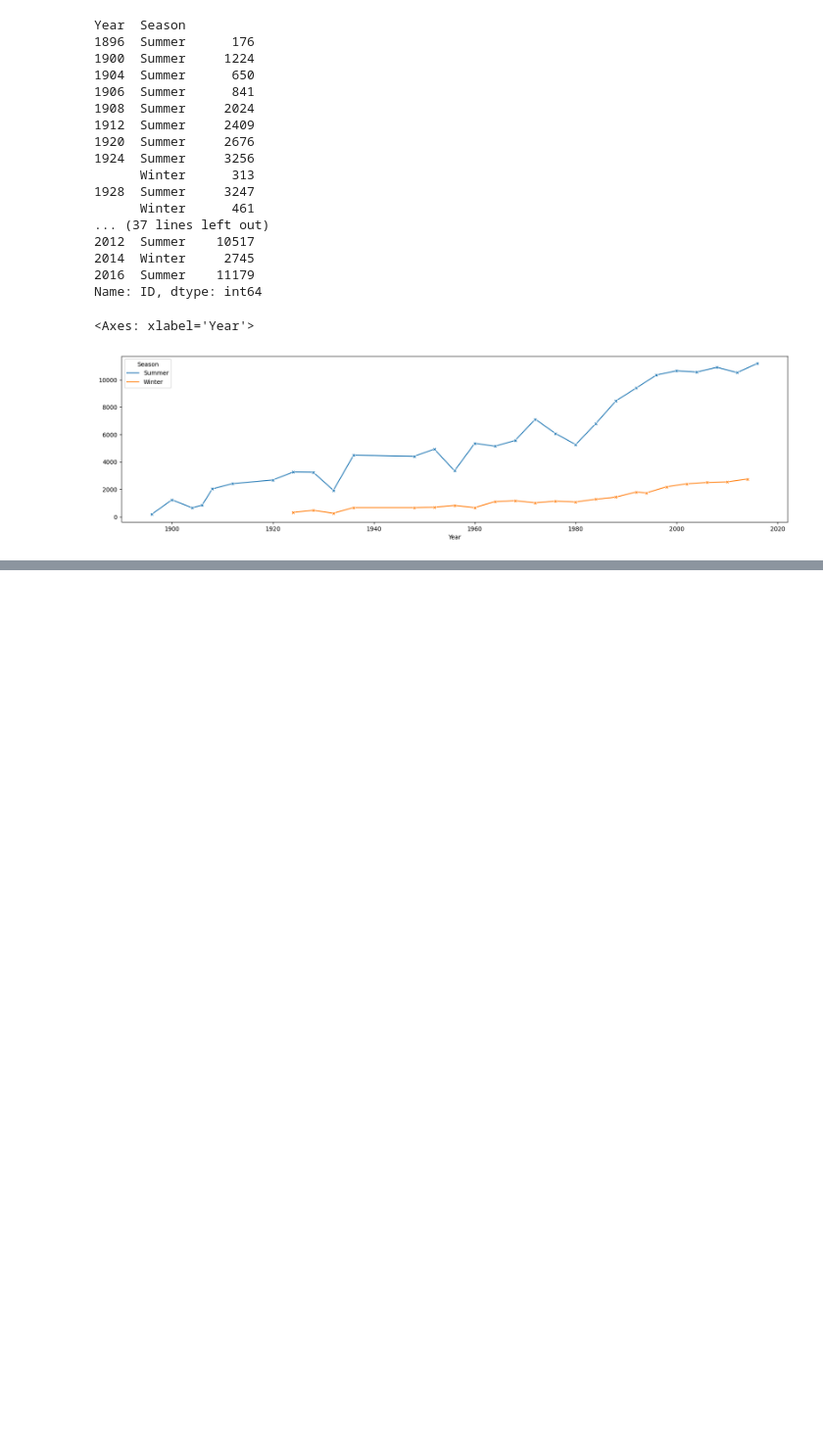
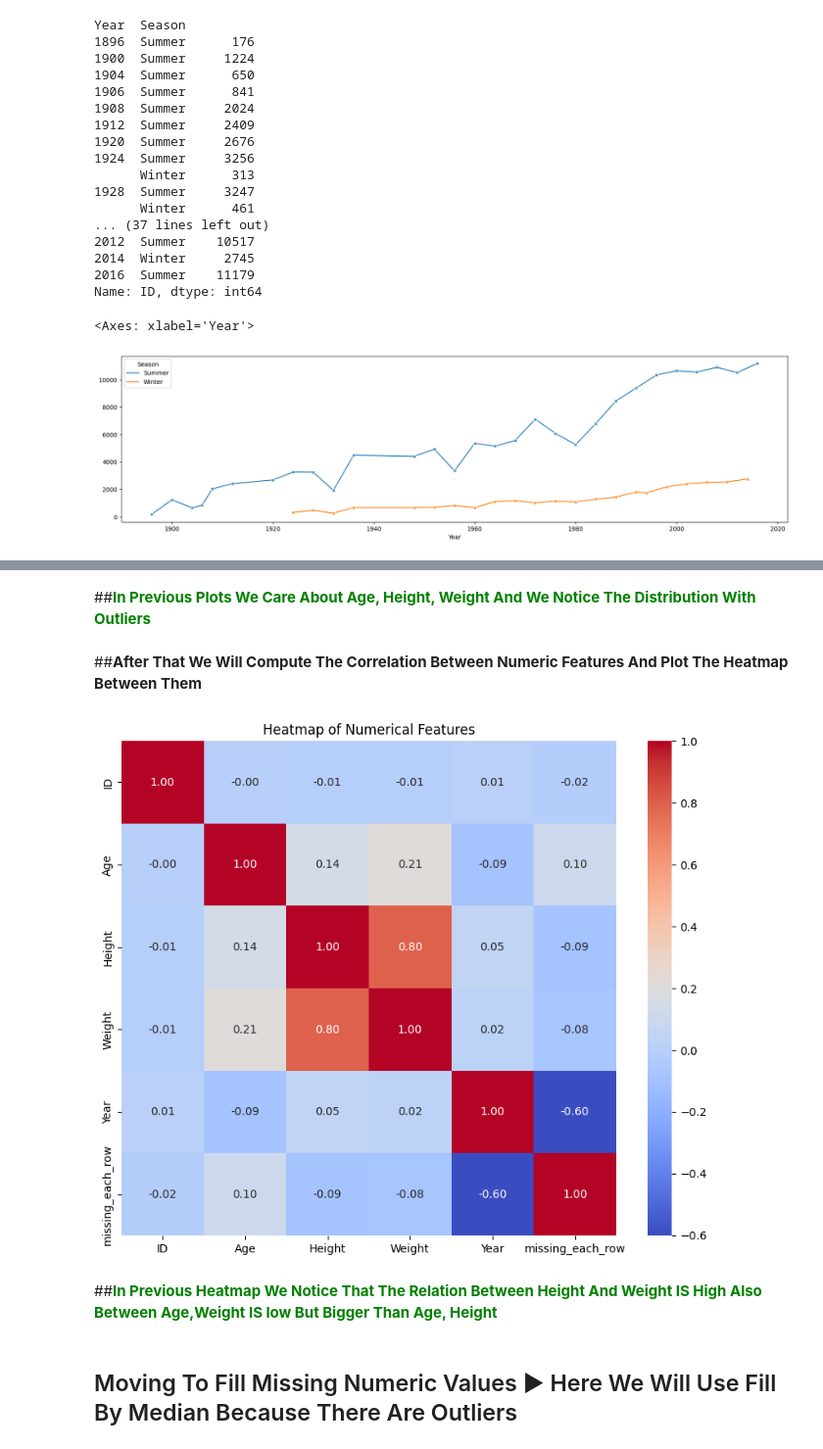
Before and after one commit to ibrahembero/SHAI_Assignments, a Jupyter notebook: Data_Analysis_of_Olympic_Solution.ipynb, the cells around one changed output, grey strips where cells are left out. Shown: that part at 98% size. Cells and saved outputs as stored; diff of their text form; code cells hidden in the pictures; blank space fills up the shorter version.

```diff
--- a/Data_Analysis_of_Olympic_Solution.ipynb
+++ b/Data_Analysis_of_Olympic_Solution.ipynb
@@ -292,0 +495,18 @@ sb.lineplot(x=athletes.index.get_level_values('Year'), y=athletes.values, hue=at
+# %% [markdown]
+##<font color='green'>**In Previous Plots We Care About Age, Height, Weight And We Notice The Distribution With Outliers**</font>
+# %% [markdown]
+##<font color='darker'>**After That We Will Compute The Correlation Between Numeric Features And Plot The Heatmap Between Them**</font>
+# %%
+corr = df_athlete_numerical_features.corr()
+
+# Plot heatmap
+plt.figure(figsize=(10, 8))
+sb.heatmap(corr, annot=True, cmap='coolwarm', fmt='.2f', square=True)
+plt.title('Heatmap of Numerical Features')
+plt.show()
+# %% [output]
+[figure, added]
+# %% [markdown]
+##<font color='green'>**In Previous Heatmap We Notice That The Relation Between Height And Weight IS High Also Between Age,Weight IS low But Bigger Than Age, Height**</font>
+# %% [markdown]
+## Moving To Fill Missing Numeric Values ▶ Here We Will Use Fill By Median Because There Are Outliers
```
Also changed, not shown: parts of 30 cells of this notebook.
